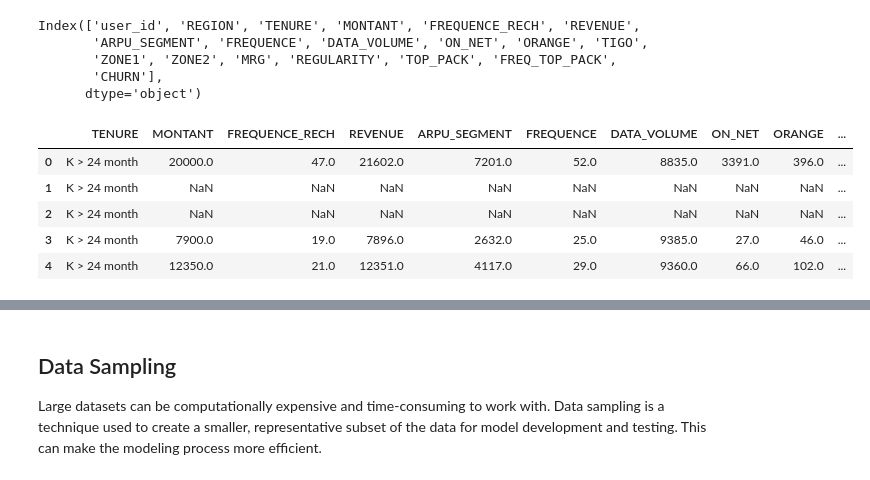
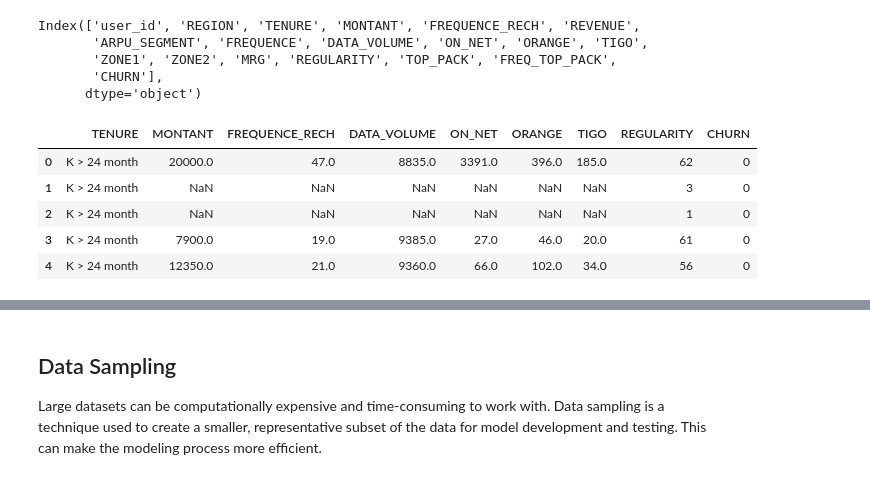
Before and after one commit to iameberedavid/Expresso-Customer-Churn-Challenge-On-Zindi, a Jupyter notebook: dev/Expresso_Customer_Churn_Challenge_Notebook.ipynb, the cells around one changed output, grey strips where cells are left out. Drawn from its saved outputs; the diff is of its cells as text; code cells hidden in the pictures.

```diff
--- a/dev/Expresso_Customer_Churn_Challenge_Notebook.ipynb
+++ b/dev/Expresso_Customer_Churn_Challenge_Notebook.ipynb
@@ -852,0 +1008,33 @@ plt.show()
+# %%
+# Define volume categories for each network
+expresso_categories = ['Low-Volume', 'Mid-Volume', 'High-Volume']
+orange_categories = ['Low-Volume', 'Mid-Volume', 'High-Volume']
+tigo_categories = ['Low-Volume', 'Mid-Volume', 'High-Volume']
+
+# Define volume thresholds for categorization
+expresso_thresholds = [0, 500, 1000, float('inf')]
+orange_thresholds = [0, 1000, 5000, float('inf')]
+tigo_thresholds = [0, 100, 500, float('inf')]
+
+# Categorize the callers into low, mid, and high volume for each network
+train['Expresso_Categories'] = pd.cut(train['ON_NET'], bins=expresso_thresholds, labels=expresso_categories)
+train['Orange_Categories'] = pd.cut(train['ORANGE'], bins=orange_thresholds, labels=orange_categories)
+train['Tigo_Categories'] = pd.cut(train['TIGO'], bins=tigo_thresholds, labels=tigo_categories)
+
+# Calculate churn rate for each category
+expresso_churn_rate = train.groupby('Expresso_Categories')['CHURN'].mean()
+orange_churn_rate = train.groupby('Orange_Categories')['CHURN'].mean()
+tigo_churn_rate = train.groupby('Tigo_Categories')['CHURN'].mean()
+
+# Drop the temporary columns created
+train.drop(columns=['Expresso_Categories', 'Orange_Categories', 'Tigo_Categories'], axis=1, inplace=True)
+
+# Print the churn rates
+print("Churn Rate for Expresso Network Calls:")
+print(expresso_churn_rate)
+
+print("\nChurn Rate for Orange Network Calls:")
+print(orange_churn_rate)
+
+print("\nChurn Rate for Tigo Network Calls:")
+print(tigo_churn_rate)
@@ -884,18 +1130,18 @@ Index(['user_id', 'REGION', 'TENURE', 'MONTANT', 'FREQUENCE_RECH', 'REVENUE',
       dtype='object')
 # %%
 # Identify the columns to drop
-columns_to_drop = ['user_id', 'REGION', 'ZONE1', 'ZONE2', 'MRG', 'TOP_PACK']
+columns_to_drop = ['user_id', 'REGION', 'REVENUE', 'ARPU_SEGMENT', 'FREQUENCE', 'ZONE1', 'ZONE2', 'MRG', 'TOP_PACK', 'FREQ_TOP_PACK']
 
 # Drop these columns in the train dataset using the "drop()" method
 train.drop(columns=columns_to_drop, axis=1, inplace=True)
 train.head()
 # %% [output]
-|  | TENURE | MONTANT | FREQUENCE_RECH | REVENUE | ARPU_SEGMENT | FREQUENCE | DATA_VOLUME | ON_NET | ORANGE | ... |
-| 0 | K > 24 month | 20000.0 | 47.0 | 21602.0 | 7201.0 | 52.0 | 8835.0 | 3391.0 | 396.0 | ... |
-| 1 | K > 24 month | NaN | NaN | NaN | NaN | NaN | NaN | NaN | NaN | ... |
-| 2 | K > 24 month | NaN | NaN | NaN | NaN | NaN | NaN | NaN | NaN | ... |
-| 3 | K > 24 month | 7900.0 | 19.0 | 7896.0 | 2632.0 | 25.0 | 9385.0 | 27.0 | 46.0 | ... |
-| 4 | K > 24 month | 12350.0 | 21.0 | 12351.0 | 4117.0 | 29.0 | 9360.0 | 66.0 | 102.0 | ... |
+|  | TENURE | MONTANT | FREQUENCE_RECH | DATA_VOLUME | ON_NET | ORANGE | TIGO | REGULARITY | CHURN |
+| 0 | K > 24 month | 20000.0 | 47.0 | 8835.0 | 3391.0 | 396.0 | 185.0 | 62 | 0 |
+| 1 | K > 24 month | NaN | NaN | NaN | NaN | NaN | NaN | 3 | 0 |
+| 2 | K > 24 month | NaN | NaN | NaN | NaN | NaN | NaN | 1 | 0 |
+| 3 | K > 24 month | 7900.0 | 19.0 | 9385.0 | 27.0 | 46.0 | 20.0 | 61 | 0 |
+| 4 | K > 24 month | 12350.0 | 21.0 | 9360.0 | 66.0 | 102.0 | 34.0 | 56 | 0 |
 # %%
 # Drop these columns in the test datast using the "drop()" method
 
```
Also changed, not shown: parts of 55 cells of this notebook.
